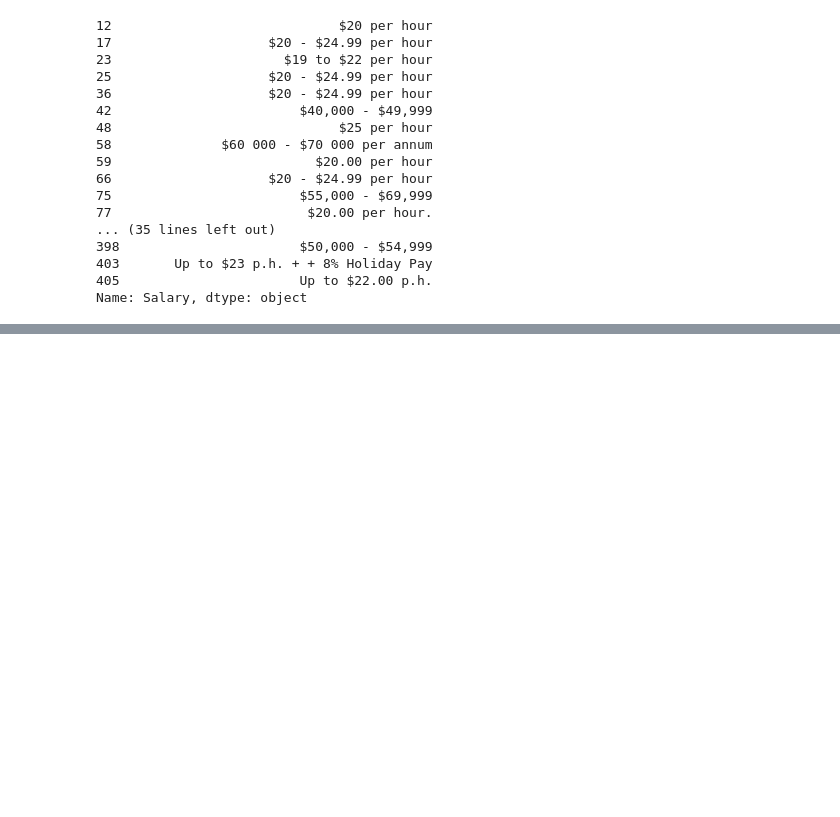
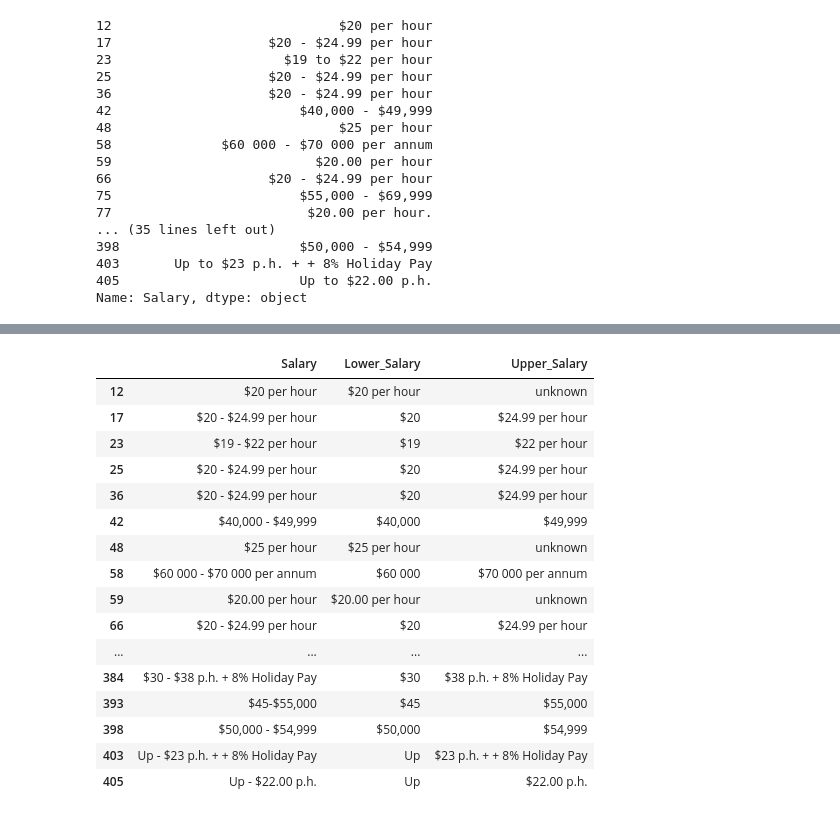
Before and after one commit to smyzw1wzq/da_project, a Jupyter notebook: task.ipynb, the cells around one changed output, grey strips where cells are left out. Cells and saved outputs as stored; diff of their text form; code cells hidden in the pictures; blank space fills up the shorter version.

```diff
--- a/task.ipynb
+++ b/task.ipynb
@@ -401,3 +402,6 @@ df.loc[df['Salary'].str.contains('\d',na=False)]['Salary'].head(50)
 403       Up to $23 p.h. + + 8% Holiday Pay
 405                       Up to $22.00 p.h.
 Name: Salary, dtype: object
+# %%
+# Replace 'to' with '-'
+df['Salary'] = df['Salary'].str.replace('to', '-', regex=True)
@@ -404,2 +428,2 @@ Name: Salary, dtype: object
 # %%
-df['area']= df.loc[df['Area']=='unknown','Job_Position'].str.split('-',n=1,expand=True)[1]
+df[['Lower_Salary','Upper_Salary']] = df['Salary'].str.split( '-', n=1,expand=True).fillna('unknown')
@@ -413,2 +429,0 @@ array([nan, None, ' Picton', ' Expressions of Interest',
-# %%
-df['Area'] = df['area'].combine_first(df['Area'])
@@ -450,2 +429,0 @@ Name: count, Length: 548, dtype: int64
-# %%
-df.drop('Company_Location', axis=1, inplace=True)
@@ -460,0 +446,20 @@ df.head()
+# %%
+df[df['Salary'].str.contains('\d',na=False)][['Salary','Lower_Salary','Upper_Salary']].head(50)
+# %% [output]
+|  | Salary | Lower_Salary | Upper_Salary |
+| 12 | $20 per hour | $20 per hour | unknown |
+| 17 | $20 - $24.99 per hour | $20 | $24.99 per hour |
+| 23 | $19 - $22 per hour | $19 | $22 per hour |
+| 25 | $20 - $24.99 per hour | $20 | $24.99 per hour |
+| 36 | $20 - $24.99 per hour | $20 | $24.99 per hour |
+| 42 | $40,000 - $49,999 | $40,000 | $49,999 |
+| 48 | $25 per hour | $25 per hour | unknown |
+| 58 | $60 000 - $70 000 per annum | $60 000 | $70 000 per annum |
+| 59 | $20.00 per hour | $20.00 per hour | unknown |
+| 66 | $20 - $24.99 per hour | $20 | $24.99 per hour |
+| ... | ... | ... | ... |
+| 384 | $30 - $38 p.h. + 8% Holiday Pay | $30 | $38 p.h. + 8% Holiday Pay |
+| 393 | $45-$55,000 | $45 | $55,000 |
+| 398 | $50,000 - $54,999 | $50,000 | $54,999 |
+| 403 | Up - $23 p.h. + + 8% Holiday Pay | Up | $23 p.h. + + 8% Holiday Pay |
+| 405 | Up - $22.00 p.h. | Up | $22.00 p.h. |
```
Also changed, not shown: parts of 26 cells of this notebook.
